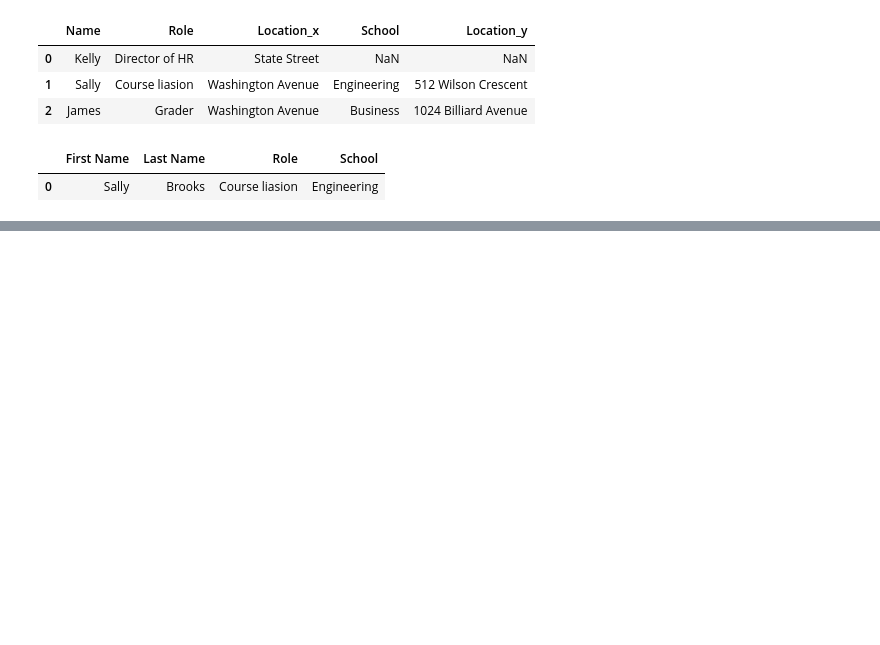
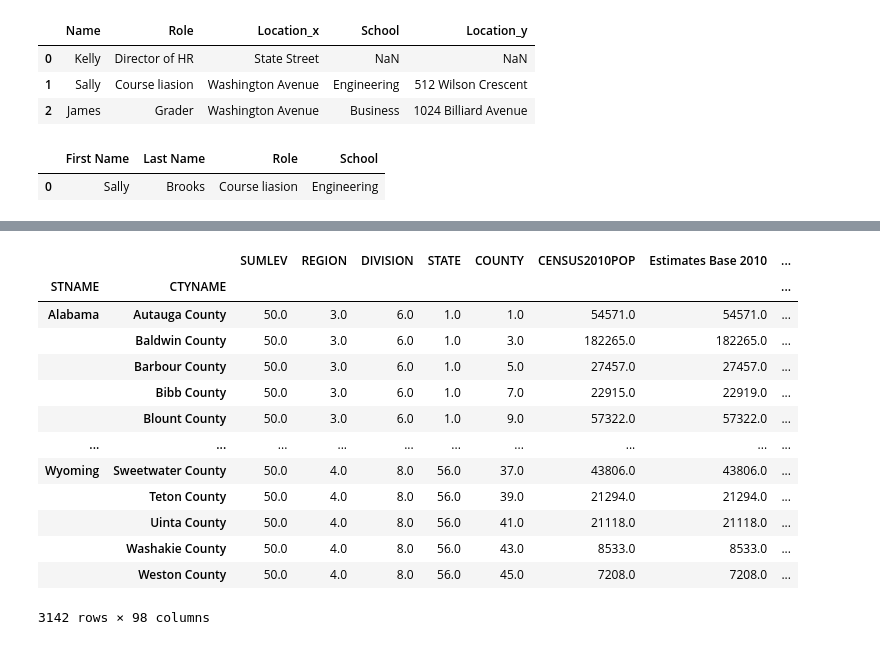
Before and after one commit to ruslanmasinjila/Applied_Data_Science_With_Python, a Jupyter notebook: 1. Introduction to Data Science in Python/week3/week3.ipynb, the cells around one changed output, grey strips where cells are left out. Drawn from its saved outputs; the diff is of its cells as text; code cells hidden in the pictures; blank space fills up the shorter version.

Commit message:
finished video on pandas idioms

```diff
--- a/1. Introduction to Data Science in Python/week3/week3.ipynb
+++ b/1. Introduction to Data Science in Python/week3/week3.ipynb
@@ -218,0 +237,10 @@ pd.merge(staff_df, student_df, how='inner', on=['First Name','Last Name'])
+# %%
+# Let's start by bringing in our data processing libraries
+import pandas as pd
+import numpy as np
+# And we'll bring in some timing functionality too, from the timeit module
+import timeit
+
+# And lets look at some census data from the US
+df = pd.read_csv('datasets/census.csv')
+df.head()
@@ -218,0 +255,28 @@ pd.merge(staff_df, student_df, how='inner', on=['First Name','Last Name'])
+# %%
+# The first of the pandas idioms I would like to talk about is called method chaining. The general idea behind
+# method chaining is that every method on an object returns a reference to that object. The beauty of this is
+# that you can condense many different operations on a DataFrame, for instance, into one line or at least one
+# statement of code.
+
+# Here's the pandorable way to write code with method chaining. In this code I'm going to pull out the state
+# and city names as a multiple index, and I'm going to do so only for data which has a summary level of 50,
+# which in this dataset is county-level data. I'll rename a column too, just to make it a bit more readable.
+(df.where(df['SUMLEV']==50)
+    .dropna()
+    .set_index(['STNAME','CTYNAME'])
+    .rename(columns={'ESTIMATESBASE2010': 'Estimates Base 2010'}))
+# %% [output]
+|  |  | SUMLEV | REGION | DIVISION | STATE | COUNTY | CENSUS2010POP | Estimates Base 2010 | ... |
+| STNAME | CTYNAME |  |  |  |  |  |  |  | ... |
+| Alabama | Autauga County | 50.0 | 3.0 | 6.0 | 1.0 | 1.0 | 54571.0 | 54571.0 | ... |
+|  | Baldwin County | 50.0 | 3.0 | 6.0 | 1.0 | 3.0 | 182265.0 | 182265.0 | ... |
+|  | Barbour County | 50.0 | 3.0 | 6.0 | 1.0 | 5.0 | 27457.0 | 27457.0 | ... |
+|  | Bibb County | 50.0 | 3.0 | 6.0 | 1.0 | 7.0 | 22915.0 | 22919.0 | ... |
+|  | Blount County | 50.0 | 3.0 | 6.0 | 1.0 | 9.0 | 57322.0 | 57322.0 | ... |
+| ... | ... | ... | ... | ... | ... | ... | ... | ... | ... |
+| Wyoming | Sweetwater County | 50.0 | 4.0 | 8.0 | 56.0 | 37.0 | 43806.0 | 43806.0 | ... |
+|  | Teton County | 50.0 | 4.0 | 8.0 | 56.0 | 39.0 | 21294.0 | 21294.0 | ... |
+|  | Uinta County | 50.0 | 4.0 | 8.0 | 56.0 | 41.0 | 21118.0 | 21118.0 | ... |
+|  | Washakie County | 50.0 | 4.0 | 8.0 | 56.0 | 43.0 | 8533.0 | 8533.0 | ... |
+|  | Weston County | 50.0 | 4.0 | 8.0 | 56.0 | 45.0 | 7208.0 | 7208.0 | ... |
+3142 rows × 98 columns
```
Also changed, not shown: parts of 22 cells of this notebook, 1 other file.
